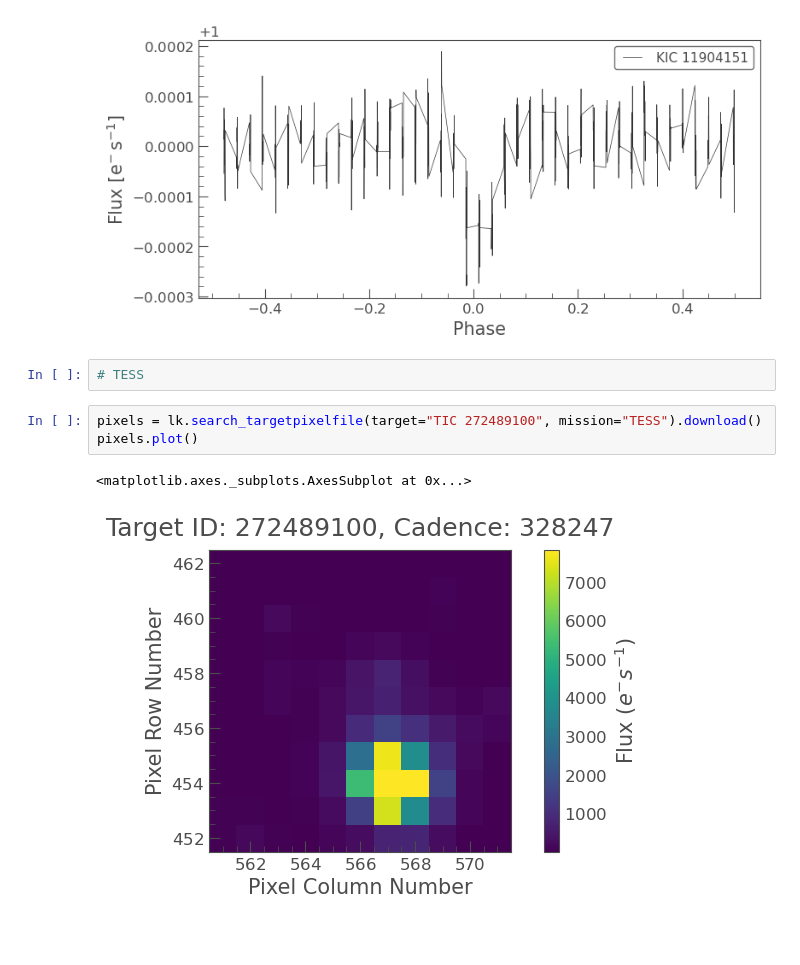
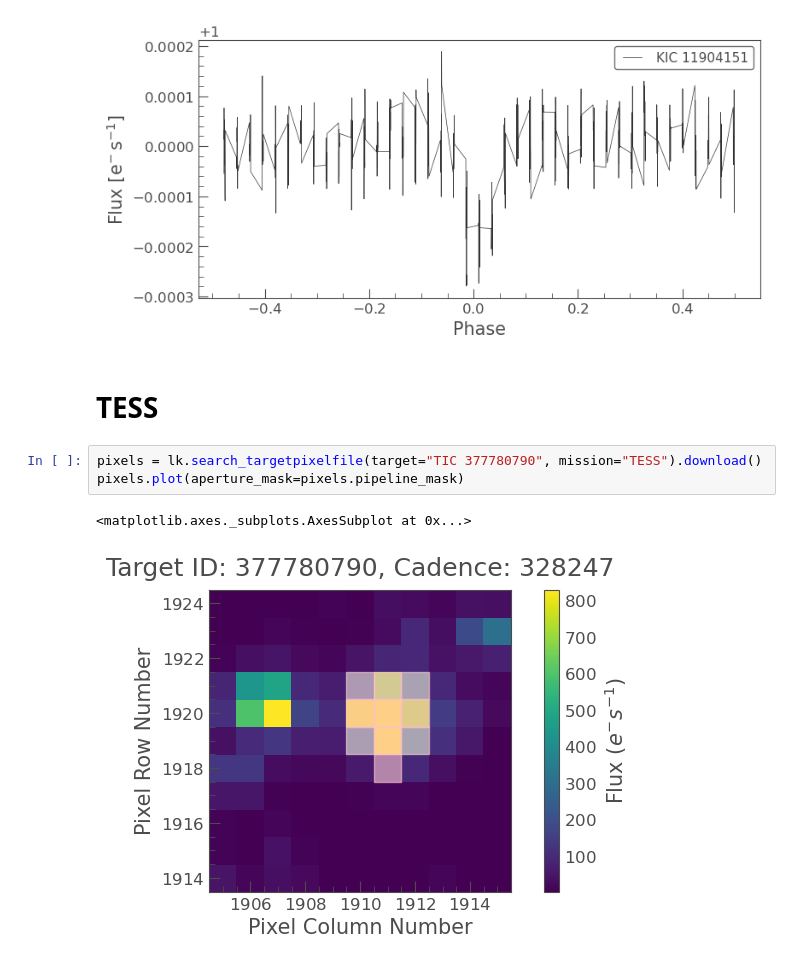
Before and after one commit to travisrmetz/w210, a Jupyter notebook: dataset-construction/lightkurve.ipynb, the cells around one changed output. Drawn from its saved outputs; the diff is of its cells as text; blank space fills up the shorter version.

Commit message:
Add aperture update

```diff
--- a/dataset-construction/lightkurve.ipynb
+++ b/dataset-construction/lightkurve.ipynb
@@ -24,11 +24,11 @@ exoplanet.plot()
 # %% [output]
 <matplotlib.axes._subplots.AxesSubplot at 0x...>
 [figure]
-# %%
-# TESS
+# %% [markdown]
+# TESS
 # %%
-pixels = lk.search_targetpixelfile(target="TIC 272489100", mission="TESS").download()
-pixels.plot()
+pixels = lk.search_targetpixelfile(target="TIC 377780790", mission="TESS").download()
+pixels.plot(aperture_mask=pixels.pipeline_mask)
 # %% [output]
 <matplotlib.axes._subplots.AxesSubplot at 0x...>
-[figure, old version]
+[figure, new version]
```
Also changed, not shown: parts of 7 cells of this notebook, 1 other file.
